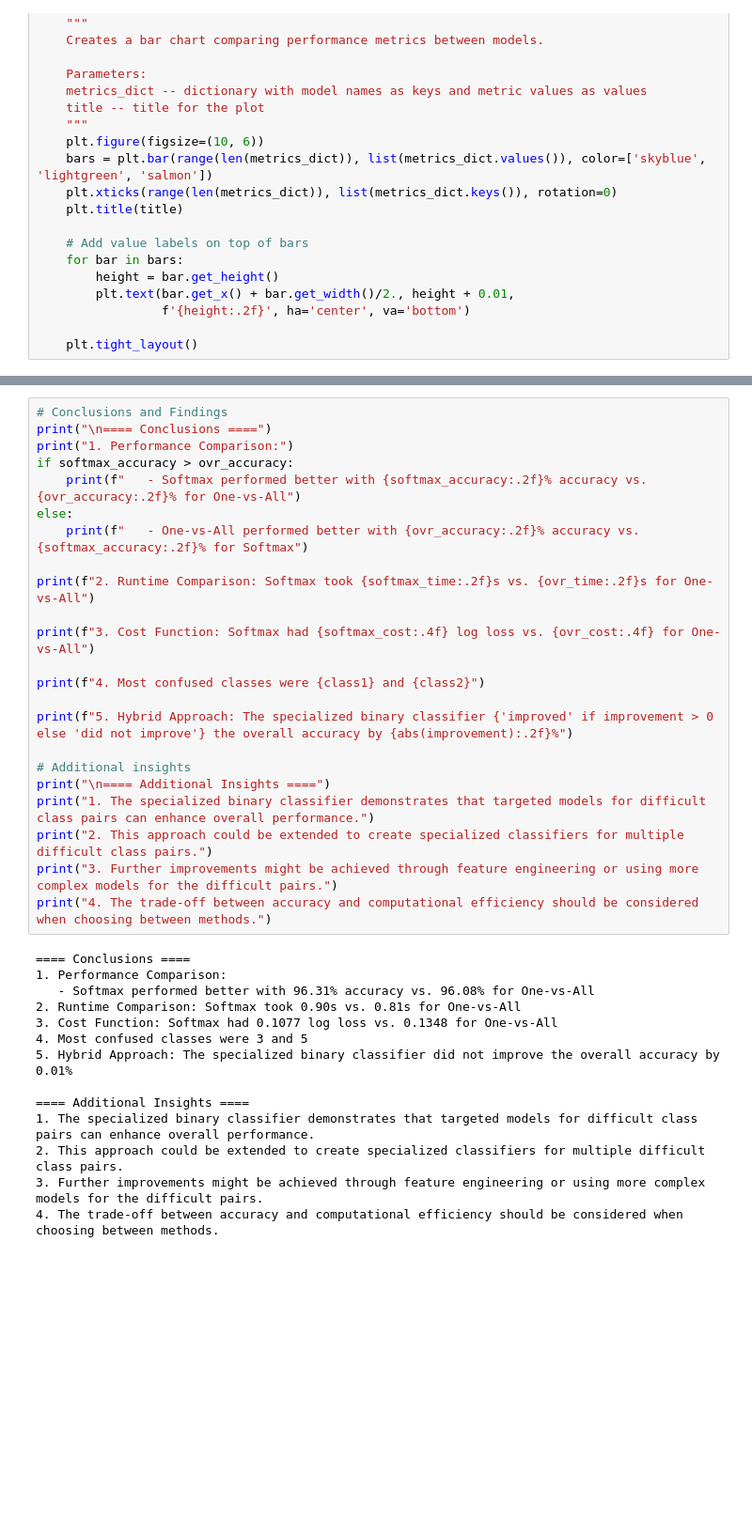
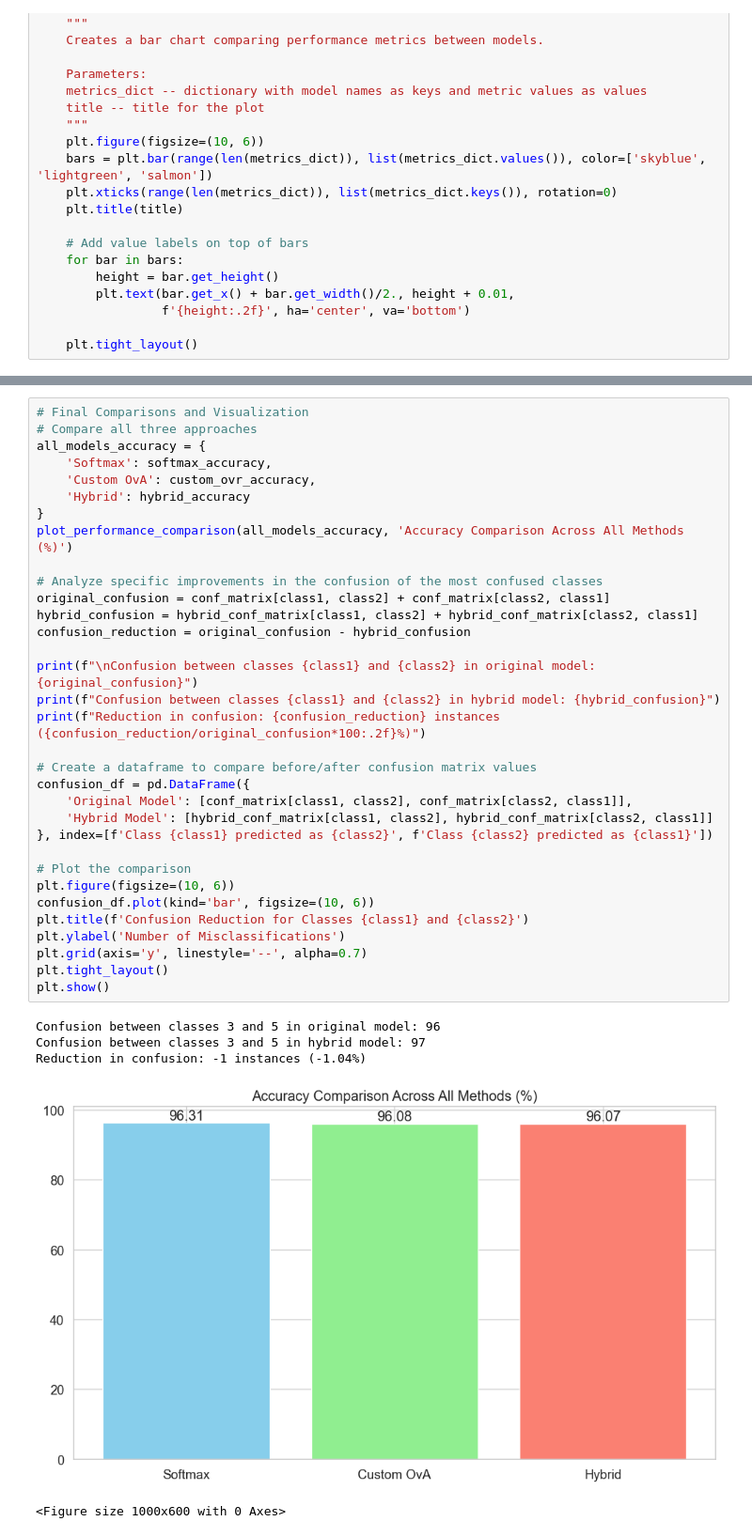
Before and after one commit to Tomstermate90/CamputationalLearning, a Jupyter notebook: exercise1.ipynb, the cells around one changed output, grey strips where cells are left out. Shown: that part at 94% size. Cells and saved outputs as stored; diff of their text form; blank space fills up the shorter version.

```diff
--- a/exercise1.ipynb
+++ b/exercise1.ipynb
@@ -410,37 +467,39 @@ Reduction in confusion: -1 instances (-1.04%)
 # %%
-# Conclusions and Findings
-print("\n==== Conclusions ====")
-print("1. Performance Comparison:")
-if softmax_accuracy > ovr_accuracy:
-    print(f"   - Softmax performed better with {softmax_accuracy:.2f}% accuracy vs. {ovr_accuracy:.2f}% for One-vs-All")
-else:
-    print(f"   - One-vs-All performed better with {ovr_accuracy:.2f}% accuracy vs. {softmax_accuracy:.2f}% for Softmax")
+# Final Comparisons and Visualization
+# Compare all three approaches
+all_models_accuracy = {
+    'Softmax': softmax_accuracy,
+    'Custom OvA': custom_ovr_accuracy,
+    'Hybrid': hybrid_accuracy
+}
+plot_performance_comparison(all_models_accuracy, 'Accuracy Comparison Across All Methods (%)')
 
-print(f"2. Runtime Comparison: Softmax took {softmax_time:.2f}s vs. {ovr_time:.2f}s for One-vs-All")
+# Analyze specific improvements in the confusion of the most confused classes
+original_confusion = conf_matrix[class1, class2] + conf_matrix[class2, class1]
+hybrid_confusion = hybrid_conf_matrix[class1, class2] + hybrid_conf_matrix[class2, class1]
+confusion_reduction = original_confusion - hybrid_confusion
 
-print(f"3. Cost Function: Softmax had {softmax_cost:.4f} log loss vs. {ovr_cost:.4f} for One-vs-All")
+print(f"\nConfusion between classes {class1} and {class2} in original model: {original_confusion}")
+print(f"Confusion between classes {class1} and {class2} in hybrid model: {hybrid_confusion}")
+print(f"Reduction in confusion: {confusion_reduction} instances ({confusion_reduction/original_confusion*100:.2f}%)")
 
-print(f"4. Most confused classes were {class1} and {class2}")
+# Create a dataframe to compare before/after confusion matrix values
+confusion_df = pd.DataFrame({
+    'Original Model': [conf_matrix[class1, class2], conf_matrix[class2, class1]],
+    'Hybrid Model': [hybrid_conf_matrix[class1, class2], hybrid_conf_matrix[class2, class1]]
+}, index=[f'Class {class1} predicted as {class2}', f'Class {class2} predicted as {class1}'])
 
-print(f"5. Hybrid Approach: The specialized binary classifier {'improved' if improvement > 0 else 'did not improve'} the overall accuracy by {abs(improvement):.2f}%")
-
-# Additional insights
-print("\n==== Additional Insights ====")
-print("1. The specialized binary classifier demonstrates that targeted models for difficult class pairs can enhance overall performance.")
-print("2. This approach could be extended to create specialized classifiers for multiple difficult class pairs.")
-print("3. Further improvements might be achieved through feature engineering or using more complex models for the difficult pairs.")
-print("4. The trade-off between accuracy and computational efficiency should be considered when choosing between methods.")
+# Plot the comparison
+plt.figure(figsize=(10, 6))
+confusion_df.plot(kind='bar', figsize=(10, 6))
+plt.title(f'Confusion Reduction for Classes {class1} and {class2}')
+plt.ylabel('Number of Misclassifications')
+plt.grid(axis='y', linestyle='--', alpha=0.7)
+plt.tight_layout()
+plt.show()
 # %% [output]
-==== Conclusions ====
-1. Performance Comparison:
-   - Softmax performed better with 96.31% accuracy vs. 96.08% for One-vs-All
-2. Runtime Comparison: Softmax took 0.90s vs. 0.81s for One-vs-All
-3. Cost Function: Softmax had 0.1077 log loss vs. 0.1348 for One-vs-All
-4. Most confused classes were 3 and 5
-5. Hybrid Approach: The specialized binary classifier did not improve the overall accuracy by 0.01%
-
-==== Additional Insights ====
-1. The specialized binary classifier demonstrates that targeted models for difficult class pairs can enhance overall performance.
-2. This approach could be extended to create specialized classifiers for multiple difficult class pairs.
-3. Further improvements might be achieved through feature engineering or using more complex models for the difficult pairs.
-4. The trade-off between accuracy and computational efficiency should be considered when choosing between methods.
+Confusion between classes 3 and 5 in original model: 96
+Confusion between classes 3 and 5 in hybrid model: 97
+Reduction in confusion: -1 instances (-1.04%)
+[figure, added]
+<Figure size 1000x600 with 0 Axes>
```
Also changed, not shown: parts of 12 cells of this notebook.
